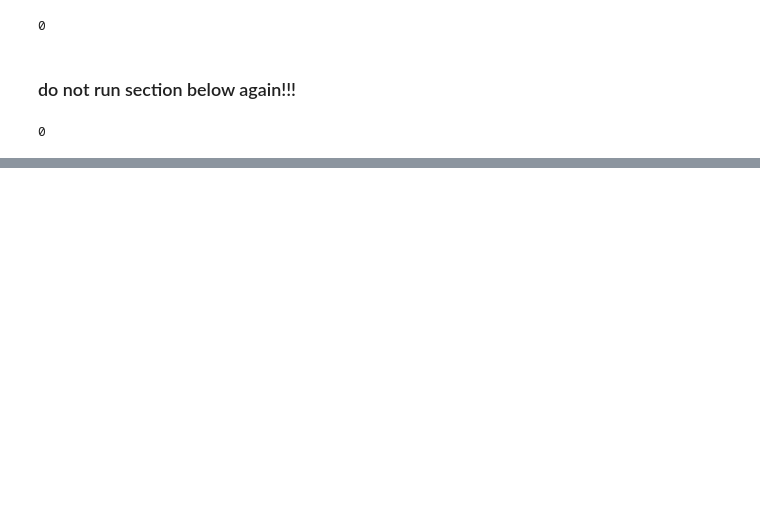
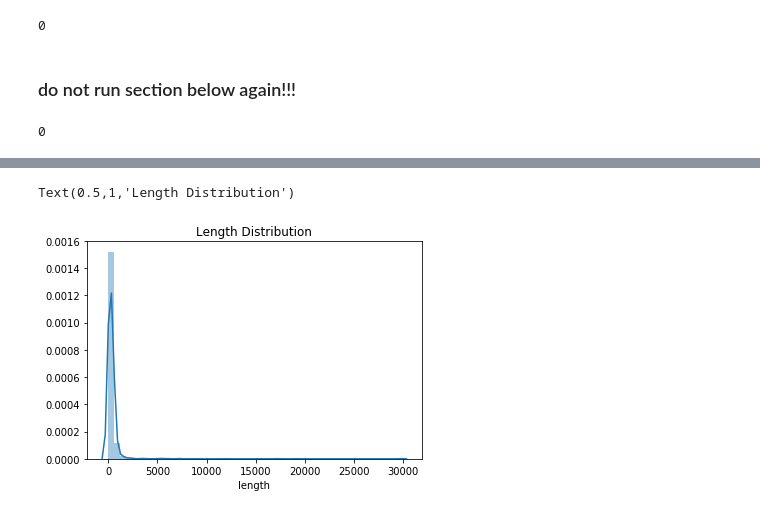
Before and after one commit to fdac18/SocialMediaVideo, a Jupyter notebook: Youtube_Metadata_Scrape.ipynb, the cells around one changed output, grey strips where cells are left out. Saved outputs shown, nothing was run; the diff lists cells and outputs as text; code cells hidden in the pictures; blank space fills up the shorter version.

Commit message:
Add files via upload
Updated with data cleaning and metadata model building

```diff
--- a/Youtube_Metadata_Scrape.ipynb
+++ b/Youtube_Metadata_Scrape.ipynb
@@ -50,7 +54,3 @@ f = open("./data/american_football.txt", 'r')
 for line in f:
     american_football_url.append(re.sub(pattern = r'\n$', repl = r'', string = line))
 f.close()
-# %%
-
-for video in boxing_url[0:10]:
-    print(video)
@@ -67,0 +379,8 @@ https://www.youtube.com/watch?v=E11EftSImwU
+# %%
+import datetime as dt
+
+# Get Current Time
+current_time = pd.to_datetime(dt.datetime.now())
+current_time = (current_time - dt.datetime(1970,1,1)).total_seconds()
+
+print(current_time)
@@ -67,0 +389,16 @@ https://www.youtube.com/watch?v=E11EftSImwU
+# %%
+# Combining all dfs
+df_all = pd.concat([american_football_df, table_tennis_df, bowl_df], axis = 0)
+
+# Selecting numeric columns
+columns = ['length','likes','dislikes','rating','date_published','viewcount']
+df_all_num = pd.DataFrame(df_all, columns=columns)
+
+# Converting date published to epoch
+df_all_num['date_published'] = pd.to_datetime(df_all_num['date_published'])
+df_all_num['date_published'] = (df_all_num['date_published'] - dt.datetime(1970,1,1)).dt.total_seconds()
+
+# Add time since published column
+df_all_num['time_since_published'] = current_time - df_all_num['date_published']
+
+print(df_all_num)
@@ -67,0 +423,6 @@ https://www.youtube.com/watch?v=E11EftSImwU
+# %%
+# Number of nan
+num_na = df_all_num.isna().sum()
+print(num_na)
+
+df_all_num = df_all_num.fillna(0)
@@ -67,0 +438,8 @@ https://www.youtube.com/watch?v=E11EftSImwU
+# %%
+import seaborn as sns
+
+sns.distplot(df_all_num.loc[:,'length'])
+plt.title('Length Distribution')
+# %% [output]
+Text(0.5,1,'Length Distribution')
+[figure, added]
```
Also changed, not shown: parts of 26 cells of this notebook.
